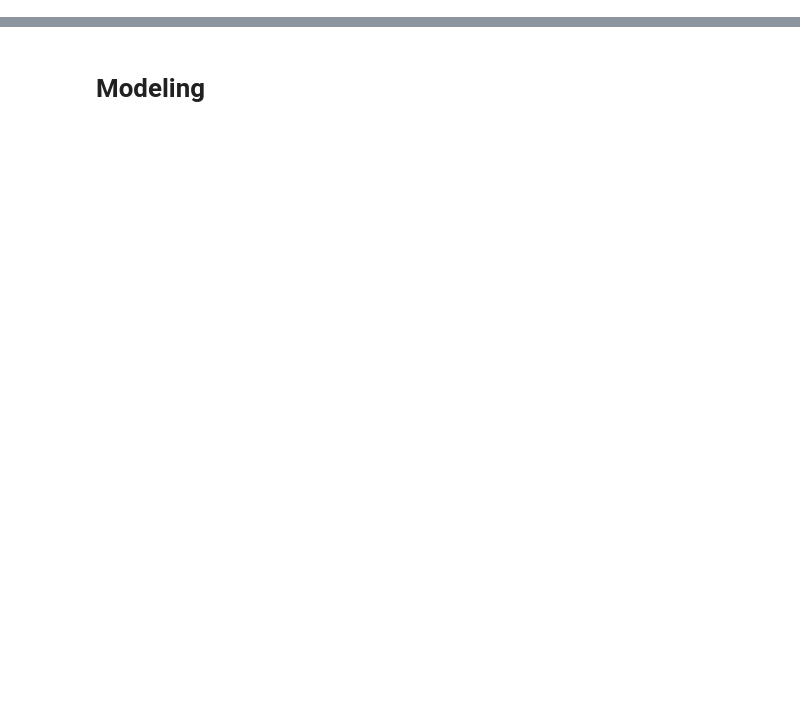
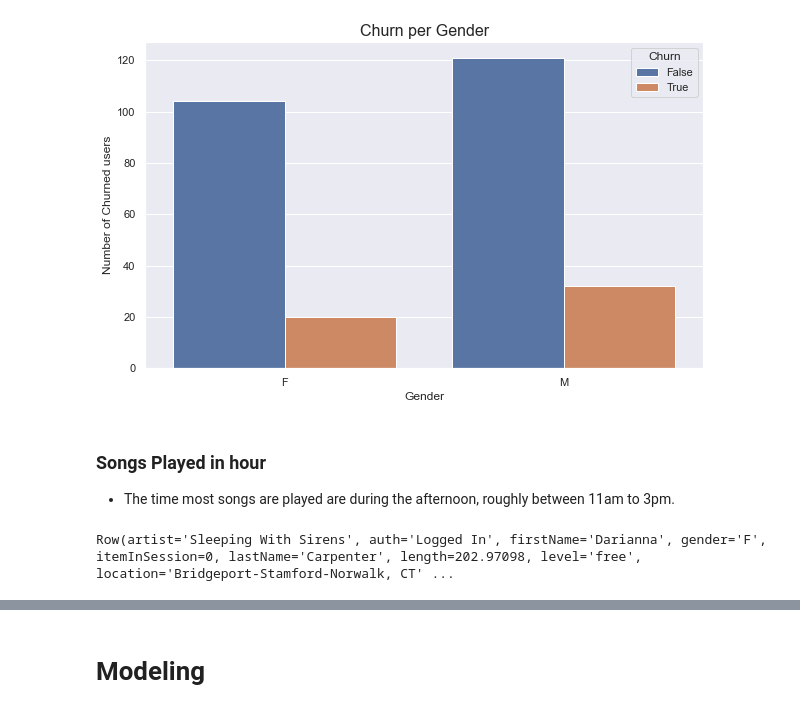
Before and after one commit to peterle93/Customer-Churn-Prediction-with-Spark, a Jupyter notebook: Sparkify.ipynb, the cells around one changed output, grey strips where cells are left out. Drawn from its saved outputs; the diff is of its cells as text; code cells hidden in the pictures; blank space fills up the shorter version.

```diff
--- a/Sparkify.ipynb
+++ b/Sparkify.ipynb
@@ -1486,0 +143,4 @@ transformed_event = count_artist.join(binarize_gender, "userId", "outer") \
+# %%
+# Total number of sessions after removing blank user id
+df = df.filter(df["userId"] != "")
+df.count()
@@ -1486,0 +171,9 @@ transformed_event = count_artist.join(binarize_gender, "userId", "outer") \
+# %%
+# Churn Definition
+churn_def = udf(lambda x: 1 if x == "Cancellation Confirmation" else 0, IntegerType())
+# Apply to the dataframe
+df = df.withColumn("churn", churn_def("page"))
+# Define window bounds
+windowval = Window.partitionBy("userId").rangeBetween(Window.unboundedPreceding, Window.unboundedFollowing)
+# Applying the window
+df = df.withColumn("churn", fsum("churn").over(windowval))
@@ -1486,0 +195,8 @@ transformed_event = count_artist.join(binarize_gender, "userId", "outer") \
+# %%
+# Distribution of users by Churn Type Plot
+sns.set_theme(style="darkgrid")
+plt.figure(figsize=(10, 6))
+plt.title("Distribution of Users by Churn Type", fontsize= 16)
+sns.barplot(x='Churn', y='Users', data= churn_count_pd)
+plt.xlabel("Churn")
+plt.ylabel("Number of Users")
@@ -1486,0 +209,8 @@ transformed_event = count_artist.join(binarize_gender, "userId", "outer") \
+# %%
+# Churn per gender plot
+churn_gender_pd = df.filter(df.page == 'Cancellation Confirmation').select(['userId', 'gender']).drop_duplicates().groupby('gender').count().toPandas()
+churn_gender_pd['Churn'] = True
+nonchurn_gender_pd = df.filter(df.page != 'Cancellation Confirmation').select(['userId', 'gender']).drop_duplicates().groupby('gender').count().toPandas()
+nonchurn_gender_pd['Churn'] = False
+churn_gender = pd.concat([churn_gender_pd, nonchurn_gender_pd], sort=False, ignore_index=True)
+churn_gender.head()
@@ -1486,0 +223,21 @@ transformed_event = count_artist.join(binarize_gender, "userId", "outer") \
+# %%
+# Plot churn per gender
+plt.figure(figsize=(10, 6))
+plt.title('Churn per Gender', fontsize=16)
+sns.barplot(x='gender', y='count', hue='Churn', data=churn_gender)
+plt.xlabel('Gender', fontsize=12)
+plt.ylabel('Number of Churned users', fontsize=12)
+plt.show()
+# %% [output]
+[figure, added]
+# %% [markdown]
+### Songs Played in hour
+- The time most songs are played are during the afternoon, roughly between 11am to 3pm.
+# %%
+# Create a user defined function for formating the timestamp
+get_hour = udf(lambda x: datetime.datetime.fromtimestamp(x/1000.0).hour)
+# Apply the udf on the ts column
+df = df.withColumn("hour", get_hour(df.ts))
+df.head()
+# %% [output]
+Row(artist='Sleeping With Sirens', auth='Logged In', firstName='Darianna', gender='F', itemInSession=0, lastName='Carpenter', length=202.97098, level='free', location='Bridgeport-Stamford-Norwalk, CT' ...
```
Also changed, not shown: parts of 297 cells of this notebook.
